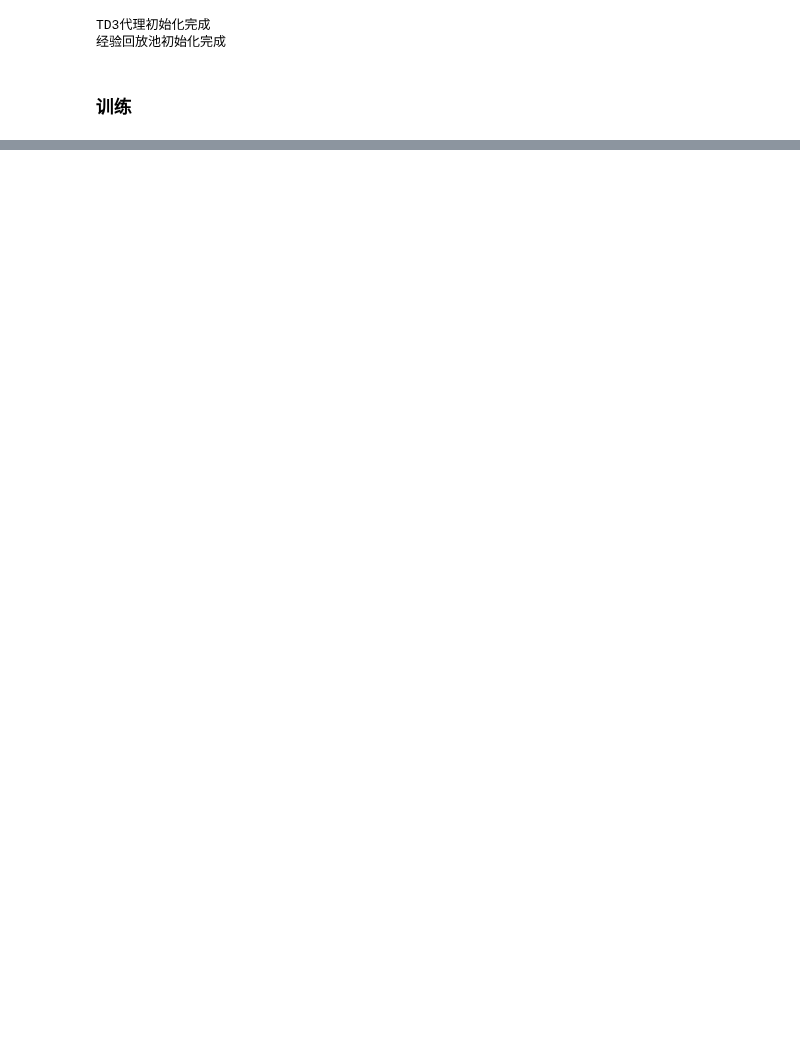
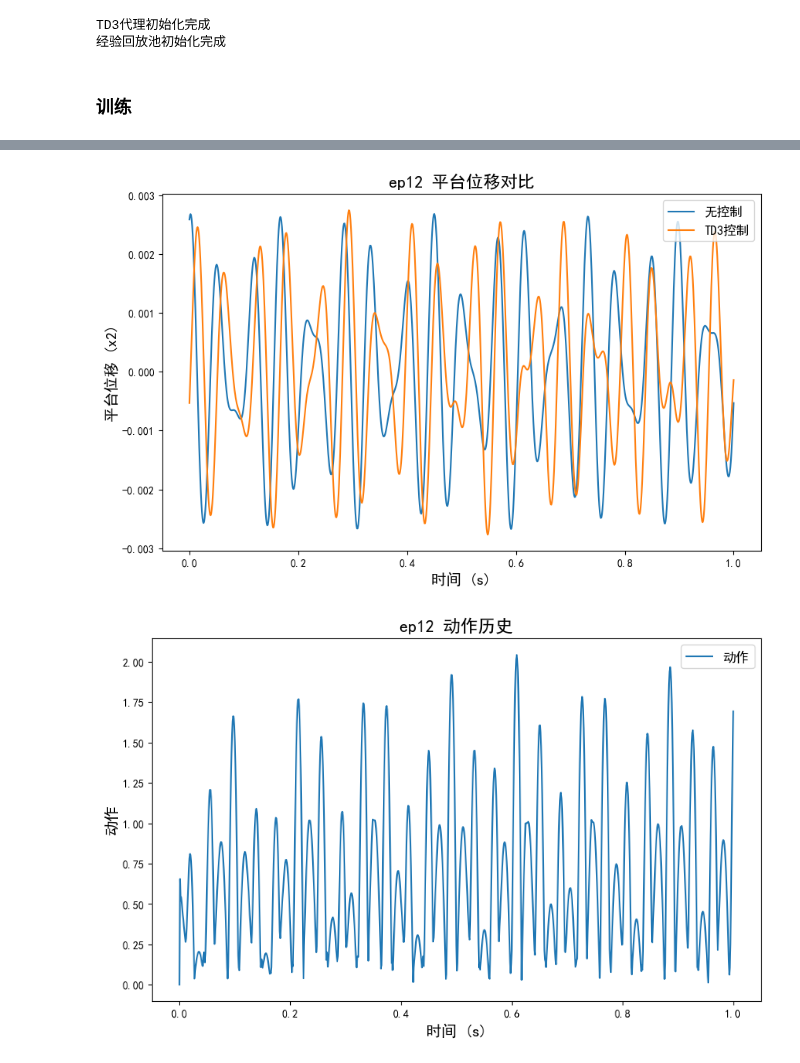
Before and after one commit to CodeZeng0214/DySysIdCtrl, a Jupyter notebook: 电磁式阻尼器深度强化学习/GRU-TD3训练/TD3_control.ipynb, the cells around one changed output, grey strips where cells are left out. Drawn from its saved outputs; the diff is of its cells as text; code cells hidden in the pictures; blank space fills up the shorter version.

```diff
--- a/电磁式阻尼器深度强化学习/GRU-TD3训练/TD3_control.ipynb
+++ b/电磁式阻尼器深度强化学习/GRU-TD3训练/TD3_control.ipynb
@@ -10,11 +10,13 @@
 ### 训练参数
 # %%
 # 参数设置
+train_model = True
+
 # 环境参数
 ENV_PARAMS = {
-    'Ts': 0.01,  # 采样时间
-    'T': 10.0,    # 仿真时长
-    'state0':[0.0, 0.0, 0.0, 0.0, 0.01, 0.0], # 初始状态
+    'Ts': 0.001,  # 采样时间
+    'T': 1.0,    # 仿真时长
+    'state0':[0.0, 0.0, 0.0, 0.0, 1.0, 0.0], # 初始状态
     # 观测状态列表
     # 0: 吸振器位移 (x1)
     # 1: 吸振器速度 (v1)
@@ -23,7 +25,7 @@ ENV_PARAMS = {
     # 4: 平台速度 (v2)
     # 5: 平台加速度 (a2)
     'observation_indices': [0,2,3,5],  # 观测状态索引
-    'x1_limit': 0.001,      # x1 位移限制
+    'x1_limit': 0.01,      # x1 位移限制
     # 'seq_len': 10,              # GRU序列长度
     'use_time_input': False,    # 无时间感知
     'use_time_noise': False,    # 不使用时间噪声
@@ -35,16 +37,16 @@ TD3_PARAMS = {
     'state_dim': len(ENV_PARAMS['observation_indices']),  # 观测维度（平台位移）
     'hidden_dim': 64,          # 隐藏层维度
     'action_bound': 5.0,        # 动作范围
-    'actor_lr': 5e-4,           # Actor学习率
+    'actor_lr': 1e-4,           # Actor学习率
     'critic_lr': 1e-3,          # Critic学习率
     'gamma': 0.99,              # 折扣因子
     'tau': 0.005,               # 软更新参数
     'policy_noise': 0.1,        # 策略噪声
-    'noise_clip': 0.3,          # 噪声裁剪
+    'noise_clip': 0.5,          # 噪声裁剪
     'policy_freq': 2,           # 策略更新频率
-    'sigma': 0.02,               # 探索噪声
+    'sigma': 0.05,               # 探索噪声
     'rand_prob': 0,          # 随机动作概率
-    'clip_grad': True           # 是否裁剪梯度
+    'clip_grad': False           # 是否裁剪梯度
 }
 
 # 训练参数
@@ -54,8 +56,8 @@ TRAIN_PARAMS = {
     'capacity': int(1e6),       # 经验回放池容量
     'min_buffer_size': int(5e3),# 最小缓冲区大小
     'print_interval': 5,        # 打印间隔
-    'save_interval': 5,         # 保存间隔
-    'batch_size': 128,           # 批次大小
+    'save_interval': 1,         # 保存间隔
+    'batch_size': 128,         # 批次大小
     }
 # %% [markdown]
 ### 仿真环境搭建
@@ -478,0 +434,9 @@ logging.info("GRU-TD3训练和测试完成，所有结果已保存")
+# %%
+# 训练对比
+nc_datasets = env.run_simulation()
+c_datasets = env.run_simulation(controller=agent)
+c_datasets.checkpoint_name = f"ep{train_datasets.current_episode}"
+plot_compare_no_control(nc_datasets, c_datasets, save_path=save_plot_path, use_time_noise=env.use_time_noise, show=True)
+# %% [output]
+[figure, added]
+[figure, added]
```
Also changed, not shown: parts of 13 cells of this notebook, 6 other files.
